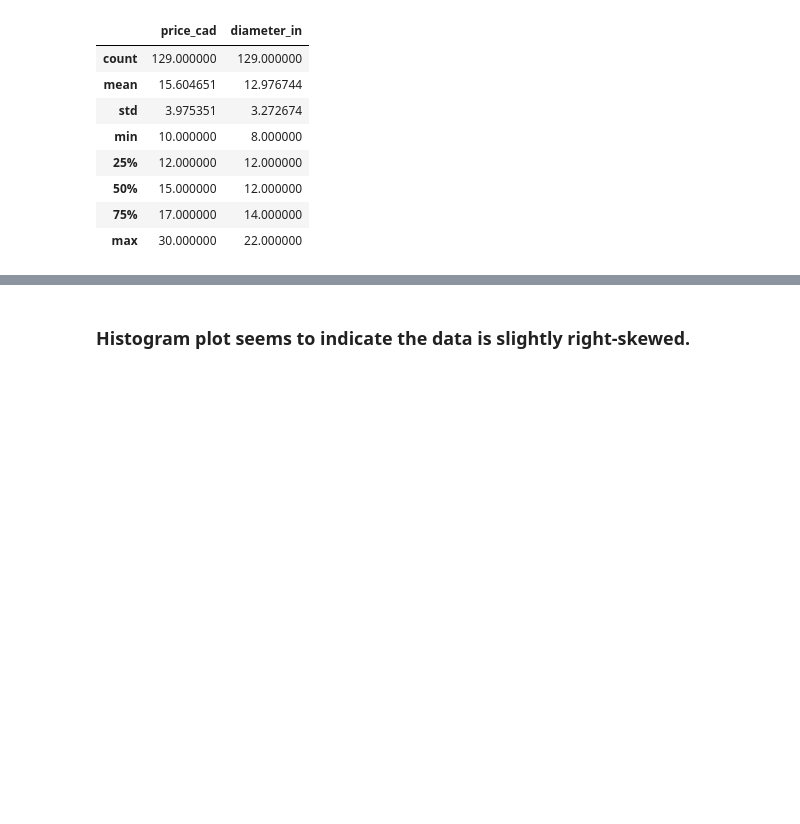
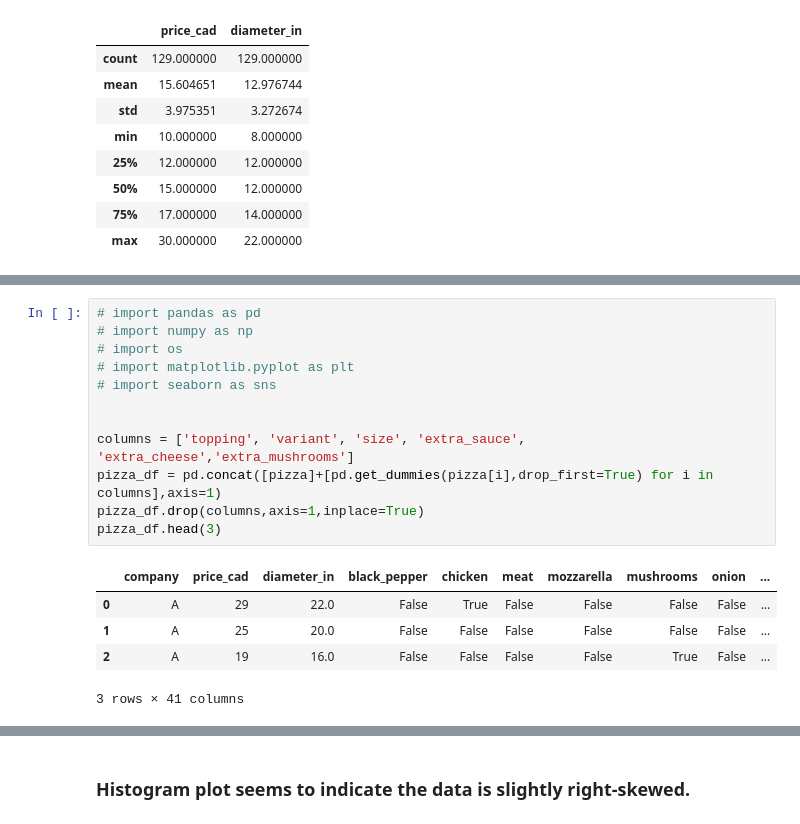
Before and after one commit to 550tealeaves/DATA71200_sum2024_550, a Jupyter notebook: Project_1_supervised_learning.ipynb, the cells around one changed output, grey strips where cells are left out. Drawn from its saved outputs; the diff is of its cells as text; blank space fills up the shorter version.

```diff
--- a/Project_1_supervised_learning.ipynb
+++ b/Project_1_supervised_learning.ipynb
@@ -72,0 +82,18 @@ pizza.describe()
+# %%
+# import pandas as pd
+# import numpy as np
+# import os
+# import matplotlib.pyplot as plt
+# import seaborn as sns
+
+
+columns = ['topping', 'variant', 'size', 'extra_sauce', 'extra_cheese','extra_mushrooms']
+pizza_df = pd.concat([pizza]+[pd.get_dummies(pizza[i],drop_first=True) for i in columns],axis=1)
+pizza_df.drop(columns,axis=1,inplace=True)
+pizza_df.head(3)
+# %% [output]
+|  | company | price_cad | diameter_in | black_pepper | chicken | meat | mozzarella | mushrooms | onion | ... |
+| 0 | A | 29 | 22.0 | False | True | False | False | False | False | ... |
+| 1 | A | 25 | 20.0 | False | False | False | False | False | False | ... |
+| 2 | A | 19 | 16.0 | False | False | False | False | True | False | ... |
+3 rows × 41 columns
```
Also changed, not shown: parts of 21 cells of this notebook.
